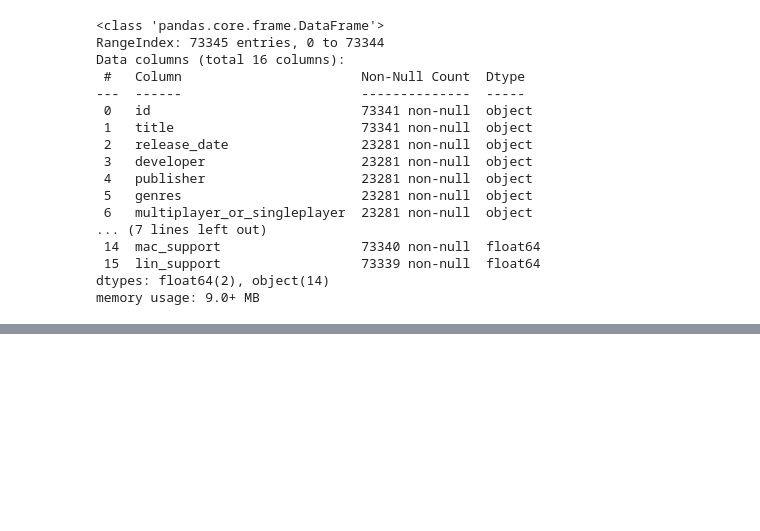
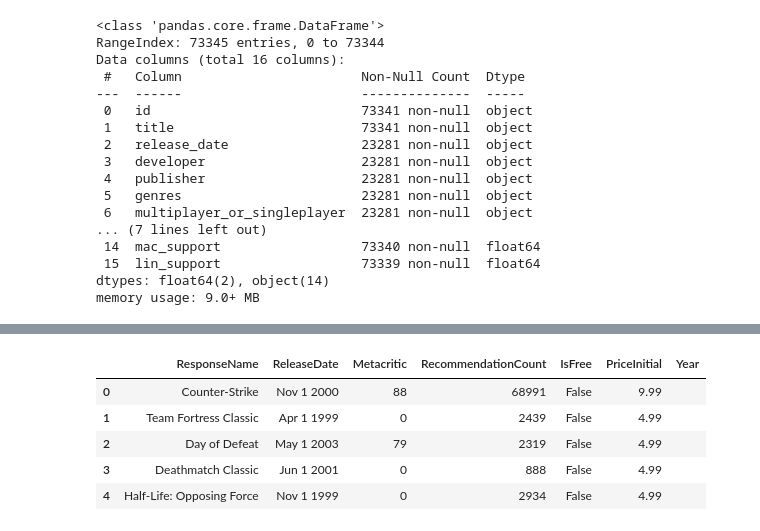
Before and after one commit to JacoboFdez/PROJECTO, a Jupyter notebook: CSV´s.ipynb, the cells around one changed output, grey strips where cells are left out. Saved outputs shown, nothing was run; the diff lists cells and outputs as text; code cells hidden in the pictures; blank space fills up the shorter version.

```diff
--- a/CSV´s.ipynb
+++ b/CSV´s.ipynb
@@ -348,0 +466,9 @@ plt.title('Top 10 Games by Rating',fontsize=18)
+# %%
+df_title.head()
+# %% [output]
+|  | ResponseName | ReleaseDate | Metacritic | RecommendationCount | IsFree | PriceInitial | Year |
+| 0 | Counter-Strike | Nov 1 2000 | 88 | 68991 | False | 9.99 |  |
+| 1 | Team Fortress Classic | Apr 1 1999 | 0 | 2439 | False | 4.99 |  |
+| 2 | Day of Defeat | May 1 2003 | 79 | 2319 | False | 4.99 |  |
+| 3 | Deathmatch Classic | Jun 1 2001 | 0 | 888 | False | 4.99 |  |
+| 4 | Half-Life: Opposing Force | Nov 1 1999 | 0 | 2934 | False | 4.99 |  |
```
Also changed, not shown: parts of 36 cells of this notebook, 1 other file.
